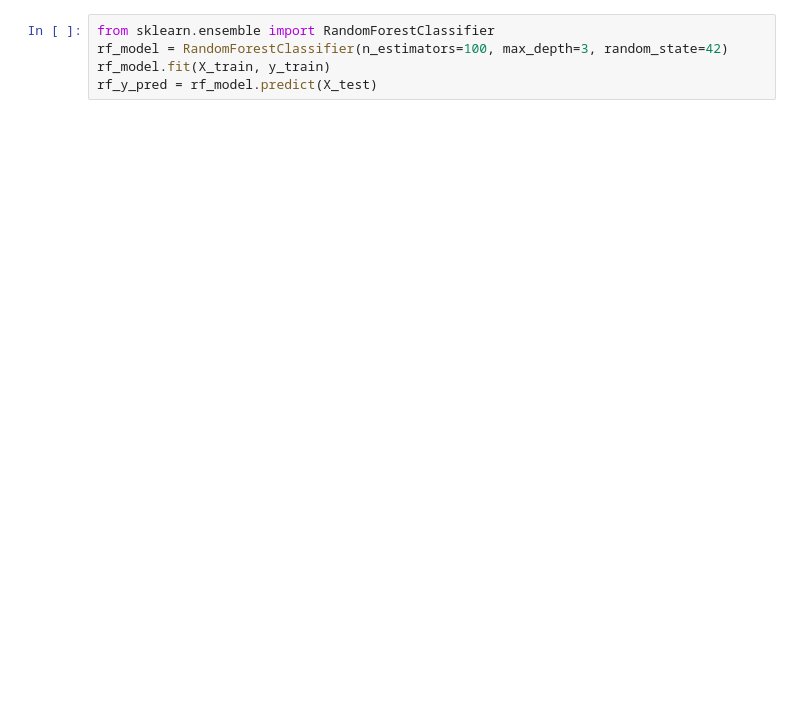
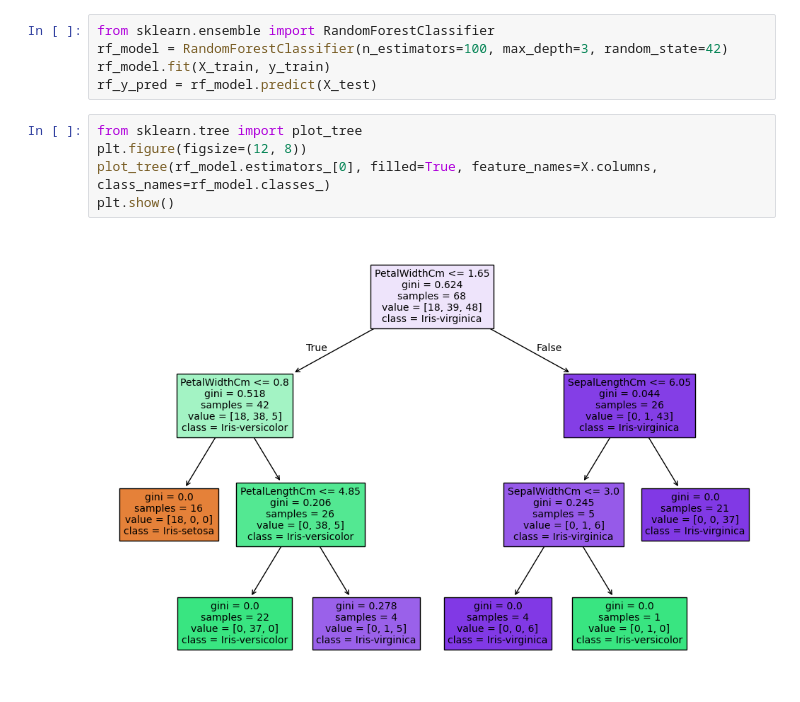
Before and after one commit to Gabriel-S-Paiva/Notebooks_IA, a Jupyter notebook: notebooks/decision_tree.ipynb, the cells around one changed output. Cells and saved outputs as stored; diff of their text form; blank space fills up the shorter version.

```diff
--- a/notebooks/decision_tree.ipynb
+++ b/notebooks/decision_tree.ipynb
@@ -47,4 +88,11 @@ from sklearn.ensemble import RandomForestClassifier
 rf_model = RandomForestClassifier(n_estimators=100, max_depth=3, random_state=42)
 rf_model.fit(X_train, y_train)
 rf_y_pred = rf_model.predict(X_test)
+# %%
+from sklearn.tree import plot_tree
+plt.figure(figsize=(12, 8))
+plot_tree(rf_model.estimators_[0], filled=True, feature_names=X.columns, class_names=rf_model.classes_)
+plt.show()
+# %% [output]
+[figure, added]
 # %%
```
Also changed, not shown: parts of 11 cells of this notebook.
